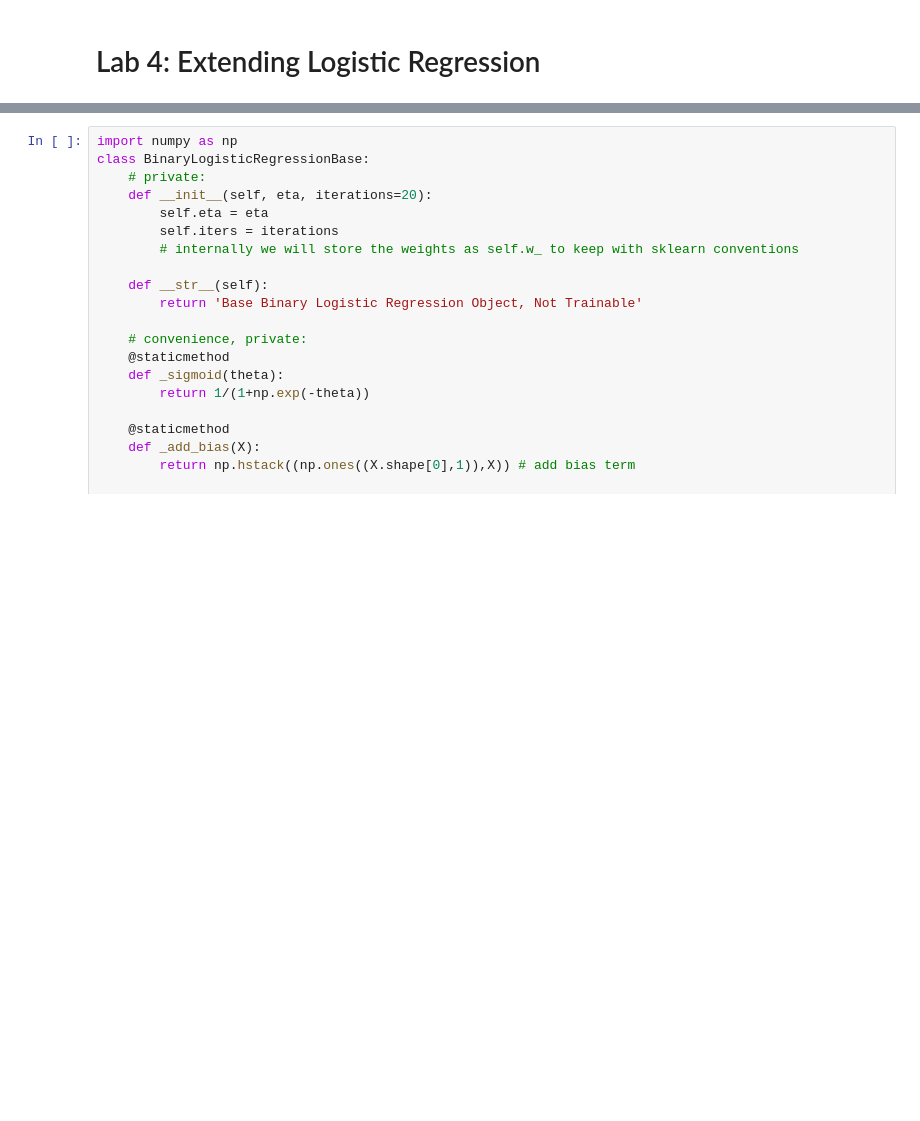
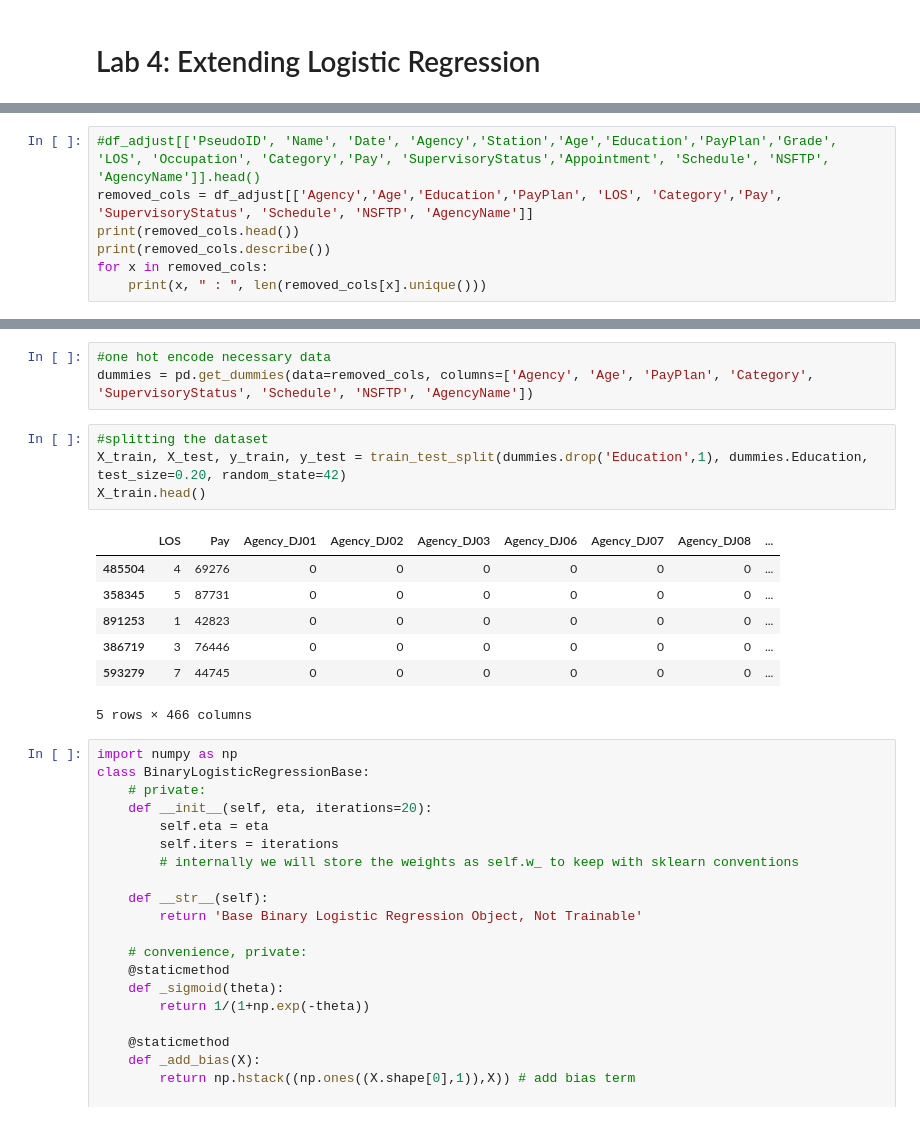
Before and after one commit to ML-Project8/Project4, a Jupyter notebook: Project4.ipynb, the cells around one changed output, grey strips where cells are left out. Saved outputs shown, nothing was run; the diff lists cells and outputs as text; blank space fills up the shorter version.

```diff
--- a/Project4.ipynb
+++ b/Project4.ipynb
@@ -48,0 +79,7 @@ Name: Education, dtype: int64
+# %%
+#df_adjust[['PseudoID', 'Name', 'Date', 'Agency','Station','Age','Education','PayPlan','Grade', 'LOS', 'Occupation', 'Category','Pay', 'SupervisoryStatus','Appointment', 'Schedule', 'NSFTP', 'AgencyName']].head()
+removed_cols = df_adjust[['Agency','Age','Education','PayPlan', 'LOS', 'Category','Pay', 'SupervisoryStatus', 'Schedule', 'NSFTP', 'AgencyName']]
+print(removed_cols.head())
+print(removed_cols.describe())
+for x in removed_cols:
+    print(x, " : ", len(removed_cols[x].unique()))
@@ -49,3 +104,18 @@ Name: Education, dtype: int64
+# %%
+#one hot encode necessary data
+dummies = pd.get_dummies(data=removed_cols, columns=['Agency', 'Age', 'PayPlan', 'Category', 'SupervisoryStatus', 'Schedule', 'NSFTP', 'AgencyName'])
+# %%
+#splitting the dataset
+X_train, X_test, y_train, y_test = train_test_split(dummies.drop('Education',1), dummies.Education, test_size=0.20, random_state=42)
+X_train.head()
+# %% [output]
+|  | LOS | Pay | Agency_DJ01 | Agency_DJ02 | Agency_DJ03 | Agency_DJ06 | Agency_DJ07 | Agency_DJ08 | ... |
+| 485504 | 4 | 69276 | 0 | 0 | 0 | 0 | 0 | 0 | ... |
+| 358345 | 5 | 87731 | 0 | 0 | 0 | 0 | 0 | 0 | ... |
+| 891253 | 1 | 42823 | 0 | 0 | 0 | 0 | 0 | 0 | ... |
+| 386719 | 3 | 76446 | 0 | 0 | 0 | 0 | 0 | 0 | ... |
+| 593279 | 7 | 44745 | 0 | 0 | 0 | 0 | 0 | 0 | ... |
+5 rows × 466 columns
 # %%
 import numpy as np
 class BinaryLogisticRegressionBase:
```
Also changed, not shown: parts of 4 cells of this notebook.
